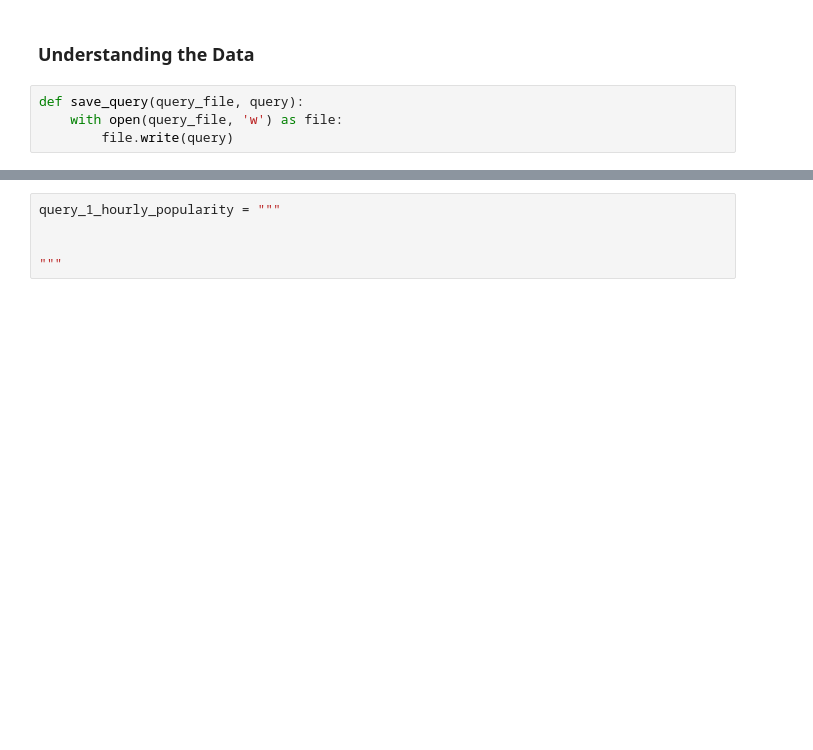
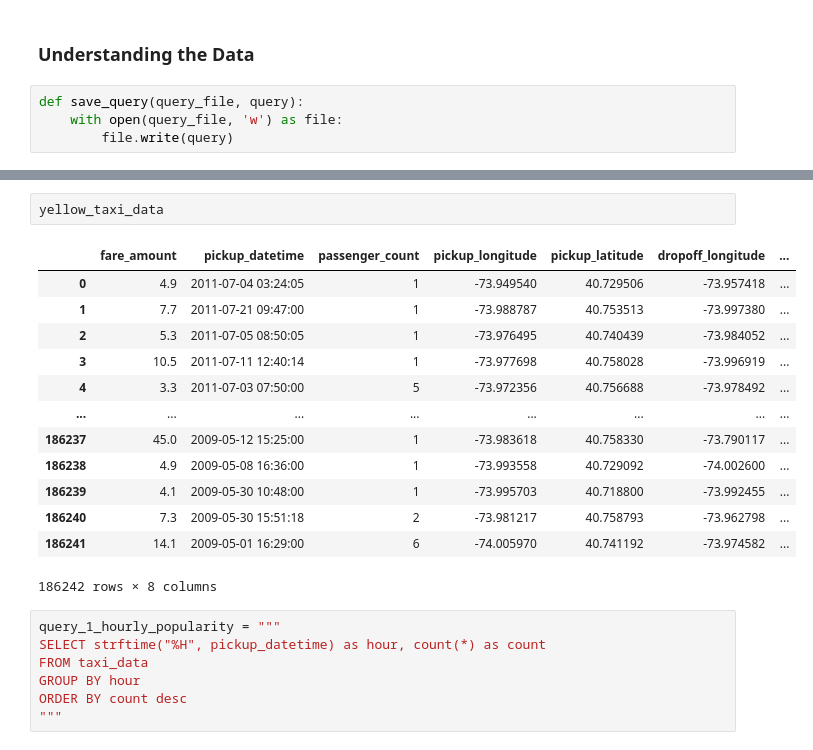
Before and after one commit to wangyf99/final-project, a Jupyter notebook: Group_project.ipynb, the cells around one changed output, grey strips where cells are left out. Drawn from its saved outputs; the diff is of its cells as text; blank space fills up the shorter version.

Commit message:
group_project_part3

```diff
--- a/Group_project.ipynb
+++ b/Group_project.ipynb
@@ -724,6 +776,24 @@ def save_query(query_file, query):
+# %%
+yellow_taxi_data
+# %% [output]
+|  | fare_amount | pickup_datetime | passenger_count | pickup_longitude | pickup_latitude | dropoff_longitude | ... |
+| 0 | 4.9 | 2011-07-04 03:24:05 | 1 | -73.949540 | 40.729506 | -73.957418 | ... |
+| 1 | 7.7 | 2011-07-21 09:47:00 | 1 | -73.988787 | 40.753513 | -73.997380 | ... |
+| 2 | 5.3 | 2011-07-05 08:50:05 | 1 | -73.976495 | 40.740439 | -73.984052 | ... |
+| 3 | 10.5 | 2011-07-11 12:40:14 | 1 | -73.977698 | 40.758028 | -73.996919 | ... |
+| 4 | 3.3 | 2011-07-03 07:50:00 | 5 | -73.972356 | 40.756688 | -73.978492 | ... |
+| ... | ... | ... | ... | ... | ... | ... | ... |
+| 186237 | 45.0 | 2009-05-12 15:25:00 | 1 | -73.983618 | 40.758330 | -73.790117 | ... |
+| 186238 | 4.9 | 2009-05-08 16:36:00 | 1 | -73.993558 | 40.729092 | -74.002600 | ... |
+| 186239 | 4.1 | 2009-05-30 10:48:00 | 1 | -73.995703 | 40.718800 | -73.992455 | ... |
+| 186240 | 7.3 | 2009-05-30 15:51:18 | 2 | -73.981217 | 40.758793 | -73.962798 | ... |
+| 186241 | 14.1 | 2009-05-01 16:29:00 | 6 | -74.005970 | 40.741192 | -73.974582 | ... |
+186242 rows × 8 columns
 # %%
 query_1_hourly_popularity = """
-
-
+SELECT strftime("%H", pickup_datetime) as hour, count(*) as count
+FROM taxi_data
+GROUP BY hour
+ORDER BY count desc
 """
 # %%
```
Also changed, not shown: parts of 23 cells of this notebook, 6 other files.
